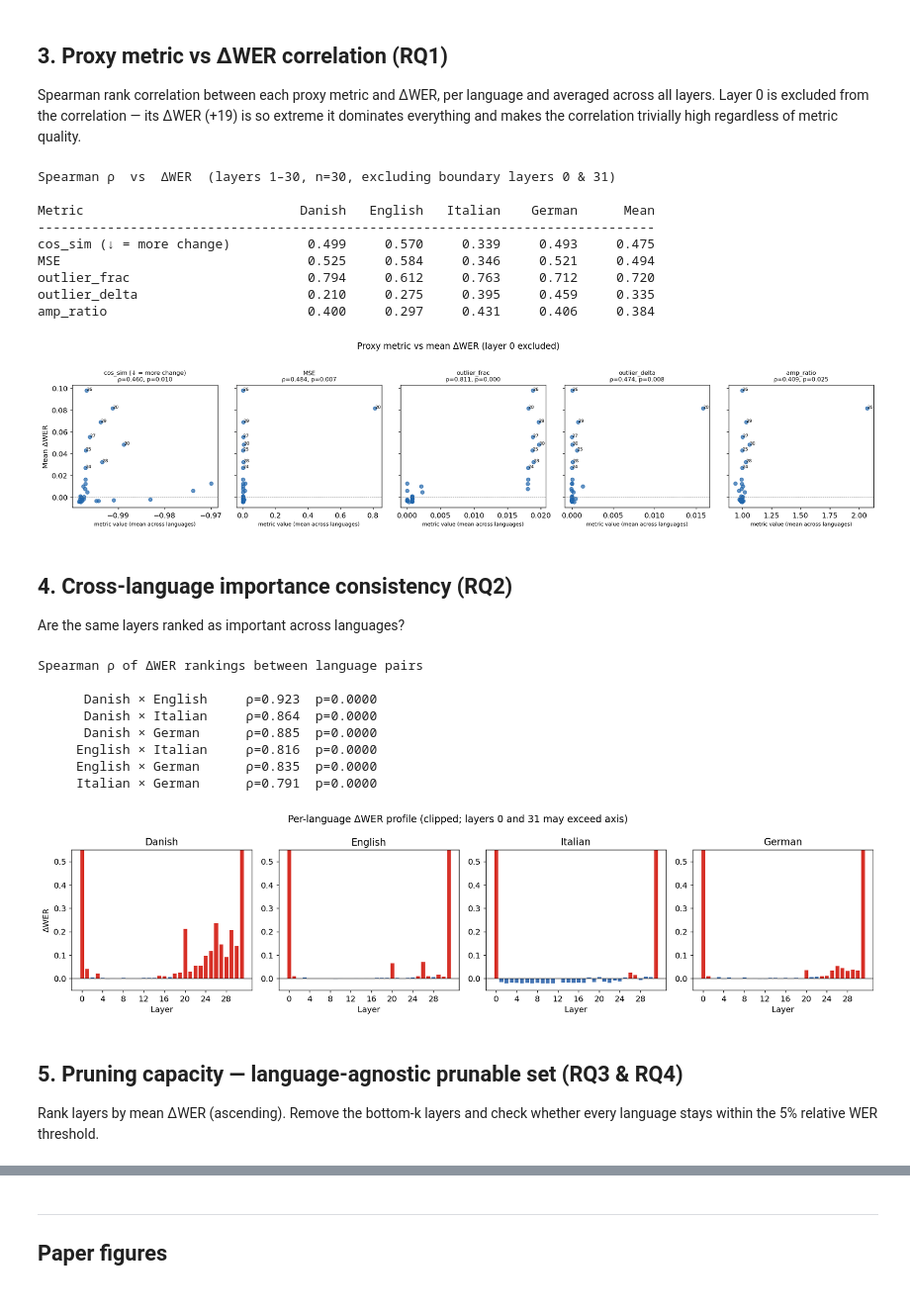
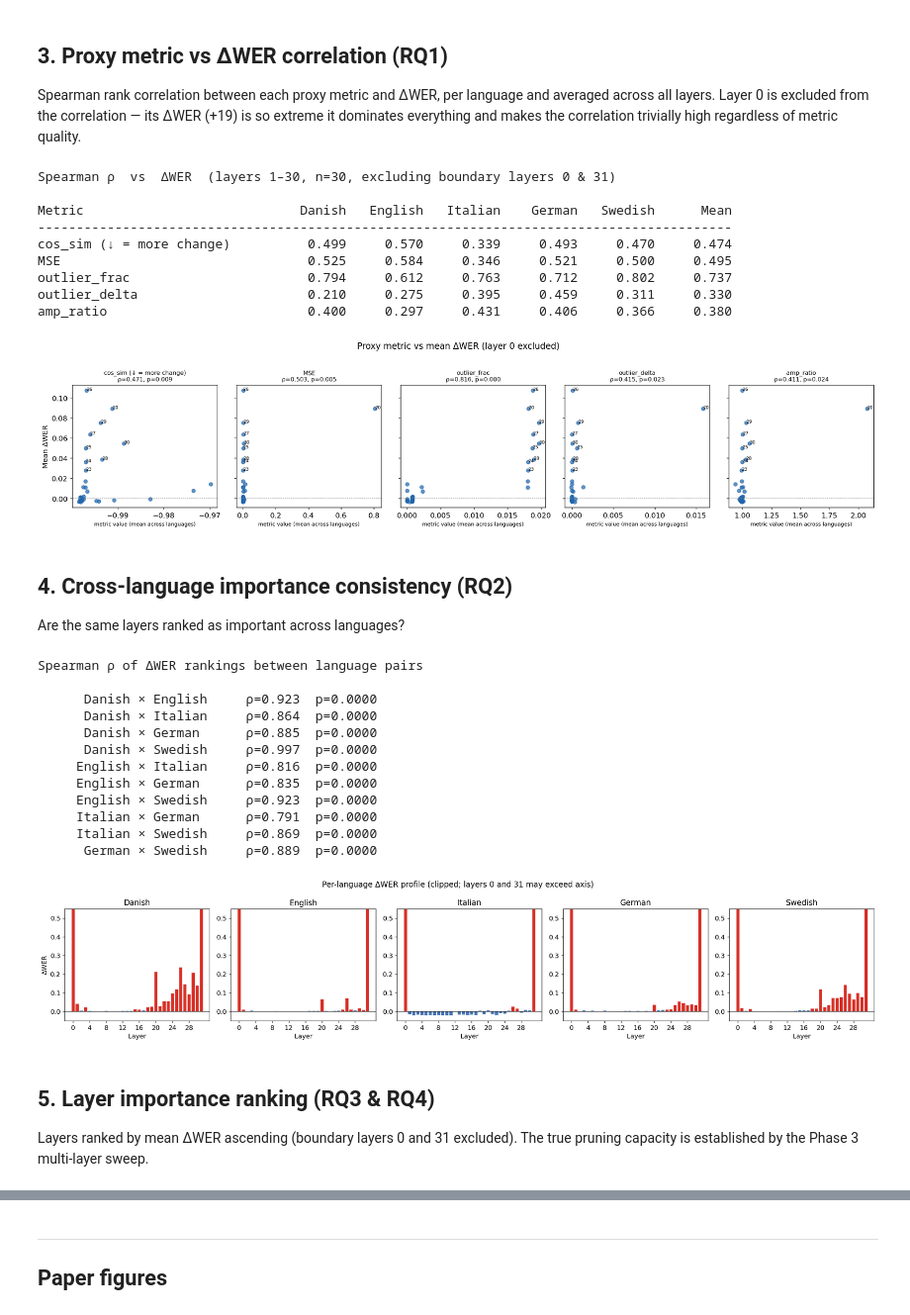
Before and after one commit to rasgaard/whisper-encoder-layer-prune, a Jupyter notebook: analysis.ipynb, the cells around one changed output, grey strips where cells are left out. Shown at 99% size. Drawn from its saved outputs; the diff is of its cells as text; code cells hidden in the pictures.

```diff
--- a/analysis.ipynb
+++ b/analysis.ipynb
@@ -11,8 +11,8 @@ import scipy.stats as stats
 
 plt.rcParams.update({"figure.dpi": 130, "font.size": 11})
 
-LANGUAGES   = ["da_dk", "en_us", "it_it", "de_de"]
-LANG_LABELS = ["Danish", "English", "Italian", "German"]
+LANGUAGES   = ["da_dk", "en_us", "it_it", "de_de", "sv_se"]
+LANG_LABELS = ["Danish", "English", "Italian", "German", "Swedish"]
 NUM_LAYERS  = 32
 THRESHOLD   = 0.05  # 5 % relative WER increase = "significant"
 
@@ -23,16 +23,19 @@ with open("results/delta_wers.json") as f:
     d = json.load(f)
 
 baseline_wers = d["baseline_wers"]
-delta_wers    = np.array([d["delta_wers"][l]   for l in LANGUAGES])   # [4, 32]
-layer_wers    = np.array([d["layer_wers"][l]    for l in LANGUAGES])   # [4, 32]
+delta_wers    = np.array([d["delta_wers"][l]   for l in LANGUAGES])   # [5, 32]
+layer_wers    = np.array([d["layer_wers"][l]    for l in LANGUAGES])   # [5, 32]
 
-# proxy metric arrays  [4, 32]
+# proxy metric arrays  [5, 32]
 cos_sim       = np.array([proxy[l]["cos_sim"]       for l in LANGUAGES])
 mse           = np.array([proxy[l]["mse"]           for l in LANGUAGES])
 outlier_frac  = np.array([proxy[l]["outlier_frac"]  for l in LANGUAGES])
 outlier_delta = np.array([proxy[l]["outlier_delta"] for l in LANGUAGES])
 amp_ratio     = np.array([proxy[l]["amp_ratio"]     for l in LANGUAGES])
 
+# per-dimension max activations: [5, 32, 1280]
+max_act_per_dim = np.array([proxy[l]["max_act_per_dim"] for l in LANGUAGES])
+
 mean_delta = delta_wers.mean(axis=0)   # [32] mean ΔWER across languages
 
 print("Baseline WERs:")
@@ -51,29 +55,27 @@ fig, axes = plt.subplots(2, 1, figsize=(14, 8), gridspec_kw={"height_ratios": [1
 
 # --- top: heatmap across languages ---
 ax = axes[0]
-# clip layer 0 and 31 for visualisation (they dominate the scale)
 clipped = np.clip(delta_wers, -0.05, 0.5)
 im = ax.imshow(clipped, aspect="auto", cmap="RdYlGn_r", vmin=-0.05, vmax=0.5)
-ax.set_yticks(range(4))
+ax.set_yticks(range(len(LANGUAGES)))
 ax.set_yticklabels(LANG_LABELS)
 ax.set_xticks(range(NUM_LAYERS))
 ax.set_xticklabels(range(NUM_LAYERS), fontsize=8)
 ax.set_title("ΔWER per layer per language (clipped to [−0.05, 0.50]; layers 0 and 31 exceed range)")
 plt.colorbar(im, ax=ax, fraction=0.02)
 
-# --- bottom: mean ΔWER bar chart (log scale, exclude 0 and 31 for readability) ---
+# --- bottom: mean ΔWER bar chart ---
 ax2 = axes[1]
 layers = np.arange(NUM_LAYERS)
 colors = ["#d73027" if v > 0.01 else "#4575b4" if v < 0 else "#fee090" for v in mean_delta]
 bars = ax2.bar(layers, mean_delta, color=colors, edgecolor="white", linewidth=0.5)
 ax2.axhline(0, color="black", linewidth=0.8, linestyle="--")
 ax2.set_xlabel("Encoder layer index")
-ax2.set_ylabel("Mean ΔWER (across 4 languages)")
+ax2.set_ylabel(f"Mean ΔWER (across {len(LANGUAGES)} languages)")
 ax2.set_title("Mean ΔWER per layer — blue=redundant, red=important")
 ax2.set_xticks(layers)
 ax2.set_xticklabels(layers, fontsize=8)
 
-# annotate the big outliers
 for idx in [0, 20, 26, 29, 31]:
     ax2.annotate(f"{mean_delta[idx]:.2f}", xy=(idx, min(mean_delta[idx], 0.55)),
                  ha="center", va="bottom", fontsize=7, fontweight="bold")
@@ -98,7 +100,7 @@ fig, axes = plt.subplots(len(metrics), 1, figsize=(14, 10))
 
 for ax, (data, title, _, cmap) in zip(axes, metrics):
     im = ax.imshow(data, aspect="auto", cmap=cmap)
-    ax.set_yticks(range(4))
+    ax.set_yticks(range(len(LANGUAGES)))
     ax.set_yticklabels(LANG_LABELS)
     ax.set_xticks(range(NUM_LAYERS))
     ax.set_xticklabels(range(NUM_LAYERS), fontsize=8)
@@ -145,13 +147,13 @@ for name, data in proxy_metrics.items():
 # %% [output]
 Spearman ρ  vs  ΔWER  (layers 1–30, n=30, excluding boundary layers 0 & 31)
 
-Metric                            Danish   English   Italian    German      Mean
---------------------------------------------------------------------------------
-cos_sim (↓ = more change)          0.499     0.570     0.339     0.493     0.475
-MSE                                0.525     0.584     0.346     0.521     0.494
-outlier_frac                       0.794     0.612     0.763     0.712     0.720
-outlier_delta                      0.210     0.275     0.395     0.459     0.335
-amp_ratio                          0.400     0.297     0.431     0.406     0.384
+Metric                            Danish   English   Italian    German   Swedish      Mean
+------------------------------------------------------------------------------------------
+cos_sim (↓ = more change)          0.499     0.570     0.339     0.493     0.470     0.474
+MSE                                0.525     0.584     0.346     0.521     0.500     0.495
+outlier_frac                       0.794     0.612     0.763     0.712     0.802     0.737
+outlier_delta                      0.210     0.275     0.395     0.459     0.311     0.330
+amp_ratio                          0.400     0.297     0.431     0.406     0.366     0.380
 # %%
 fig, axes = plt.subplots(1, len(proxy_metrics), figsize=(18, 4), sharey=True)
 
@@ -173,7 +175,7 @@ plt.tight_layout()
 plt.savefig("results/proxy_vs_delta_wer.png", bbox_inches="tight")
 plt.show()
 # %% [output]
-[figure, old version]
+[figure, new version]
 # %% [markdown]
 ## 4. Cross-language importance consistency (RQ2)
 
@@ -184,39 +186,44 @@ for i, (la, la_label) in enumerate(zip(LANGUAGES, LANG_LABELS)):
     for j, (lb, lb_label) in enumerate(zip(LANGUAGES, LANG_LABELS)):
         if j <= i:
             continue
         rho, pval = stats.spearmanr(delta_wers[i], delta_wers[j])
         print(f"  {la_label:>10} × {lb_label:<10}  ρ={rho:.3f}  p={pval:.4f}")
 
-fig, axes = plt.subplots(1, 4, figsize=(16, 4), sharey=False)
+n_langs = len(LANGUAGES)
+fig, axes = plt.subplots(1, n_langs, figsize=(4 * n_langs, 4), sharey=False)
 for li, (lang, label) in enumerate(zip(LANGUAGES, LANG_LABELS)):
     axes[li].bar(range(NUM_LAYERS), delta_wers[li],
                  color=["#d73027" if v > 0.01 else "#4575b4" for v in delta_wers[li]],
                  edgecolor="white", linewidth=0.4)
     axes[li].axhline(0, color="black", linewidth=0.7)
     axes[li].set_title(label)
     axes[li].set_xlabel("Layer")
     axes[li].set_xticks(range(0, NUM_LAYERS, 4))
     axes[li].set_ylim(-0.05, 0.55)
 
 axes[0].set_ylabel("ΔWER")
 plt.suptitle("Per-language ΔWER profile (clipped; layers 0 and 31 may exceed axis)")
 plt.tight_layout()
 plt.savefig("results/delta_wer_per_language.png", bbox_inches="tight")
 plt.show()
 # %% [output]
 Spearman ρ of ΔWER rankings between language pairs
 
       Danish × English     ρ=0.923  p=0.0000
       Danish × Italian     ρ=0.864  p=0.0000
       Danish × German      ρ=0.885  p=0.0000
+      Danish × Swedish     ρ=0.997  p=0.0000
      English × Italian     ρ=0.816  p=0.0000
      English × German      ρ=0.835  p=0.0000
+     English × Swedish     ρ=0.923  p=0.0000
      Italian × German      ρ=0.791  p=0.0000
+     Italian × Swedish     ρ=0.869  p=0.0000
+      German × Swedish     ρ=0.889  p=0.0000
-[figure, old version]
+[figure, new version]
 # %% [markdown]
-## 5. Pruning capacity — language-agnostic prunable set (RQ3 & RQ4)
+## 5. Layer importance ranking (RQ3 & RQ4)
 
-Rank layers by mean ΔWER (ascending). Remove the bottom-k layers and check whether every language stays within the 5% relative WER threshold.
+Layers ranked by mean ΔWER ascending (boundary layers 0 and 31 excluded). The true pruning capacity is established by the Phase 3 multi-layer sweep.
 # %%
 rank_order = np.argsort(mean_delta)   # least important first
 baseline_arr = np.array([baseline_wers[l] for l in LANGUAGES])  # [4]
```
Also changed, not shown: parts of 12 cells of this notebook, 20 other files.
